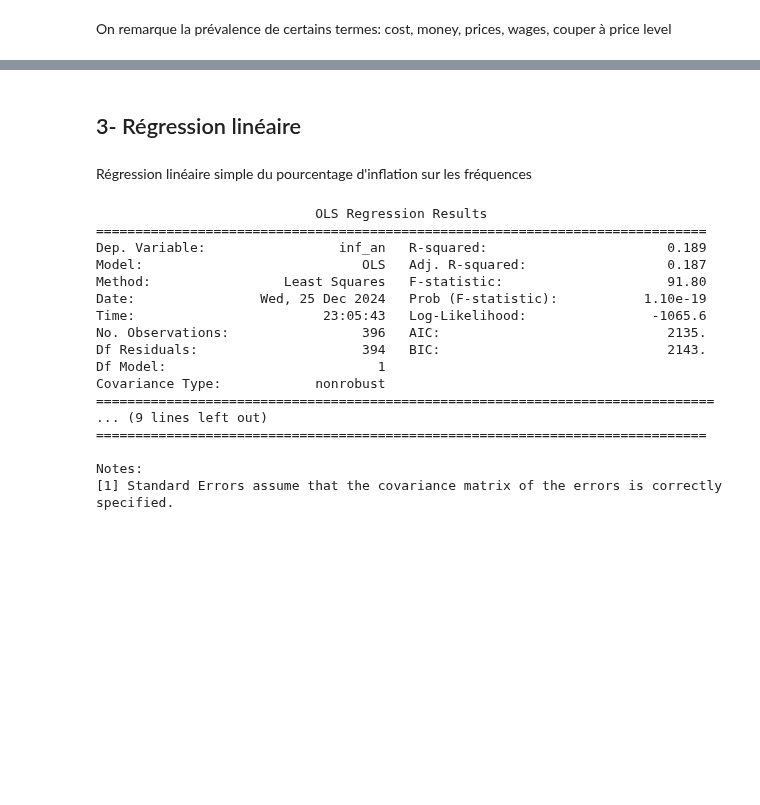
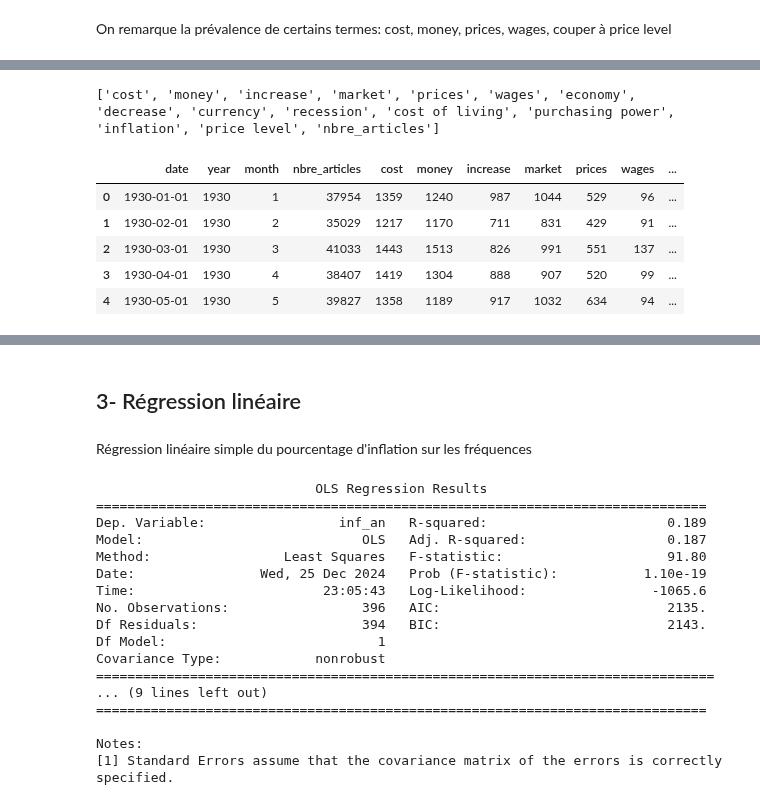
Before and after one commit to Rapamel/ProjetPythonDatascience, a Jupyter notebook: Main_Inflation.ipynb, the cells around one changed output, grey strips where cells are left out. Drawn from its saved outputs; the diff is of its cells as text; code cells hidden in the pictures; blank space fills up the shorter version.

```diff
--- a/Main_Inflation.ipynb
+++ b/Main_Inflation.ipynb
@@ -571,0 +497,25 @@ graph.show(config={"scrollZoom": True, "displayModeBar": True})
+# %%
+# Listes utiles:
+
+# Liste des termes les plus utilisés dans les articles
+selected=desc_sorted.index[desc_sorted['mean']>11].to_list()
+
+# Liste des colonnes du dataframe réduit
+sub=autres+selected
+
+# Liste des variables numériques
+num=selected+['nbre_articles']
+print(num)
+# %% [output]
+['cost', 'money', 'increase', 'market', 'prices', 'wages', 'economy', 'decrease', 'currency', 'recession', 'cost of living', 'purchasing power', 'inflation', 'price level', 'nbre_articles']
+# %%
+# Création d'un dataframe réduit
+freq_sub=freq_tot[sub]
+freq_sub.head()
+# %% [output]
+|  | date | year | month | nbre_articles | cost | money | increase | market | prices | wages | ... |
+| 0 | 1930-01-01 | 1930 | 1 | 37954 | 1359 | 1240 | 987 | 1044 | 529 | 96 | ... |
+| 1 | 1930-02-01 | 1930 | 2 | 35029 | 1217 | 1170 | 711 | 831 | 429 | 91 | ... |
+| 2 | 1930-03-01 | 1930 | 3 | 41033 | 1443 | 1513 | 826 | 991 | 551 | 137 | ... |
+| 3 | 1930-04-01 | 1930 | 4 | 38407 | 1419 | 1304 | 888 | 907 | 520 | 99 | ... |
+| 4 | 1930-05-01 | 1930 | 5 | 39827 | 1358 | 1189 | 917 | 1032 | 634 | 94 | ... |
```
Also changed, not shown: parts of 88 cells of this notebook.
